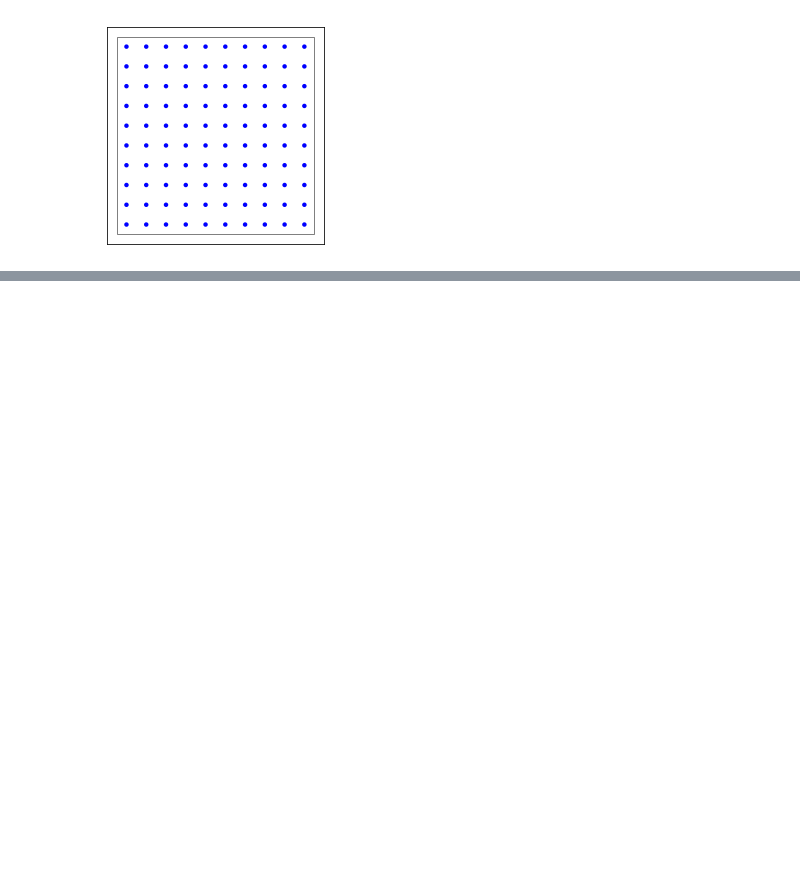
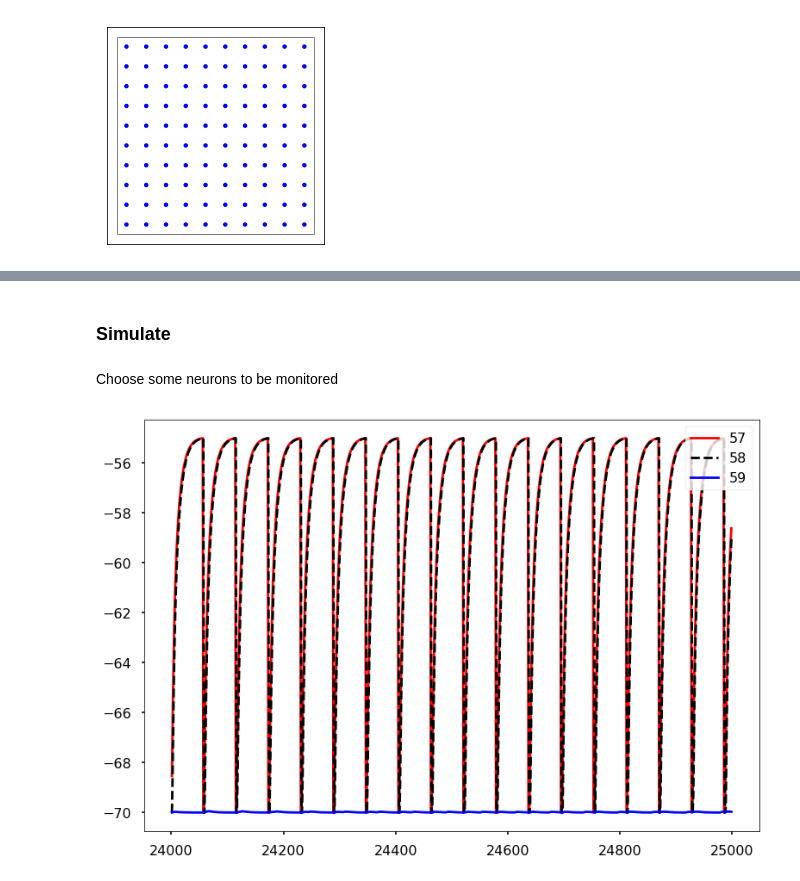
Before and after one commit to neuronstar/learn-nest-simulator, a Jupyter notebook: ipynb/connections.ipynb, the cells around one changed output, grey strips where cells are left out. Cells and saved outputs as stored; diff of their text form; code cells hidden in the pictures; blank space fills up the shorter version.

Commit message:
simulate a network of nearest neighbour with stdp

```diff
--- a/ipynb/connections.ipynb
+++ b/ipynb/connections.ipynb
@@ -32,0 +137,9 @@ NESTError: ArgumentError in GetConnections
+# %% [markdown]
+### Simulate
+# %% [markdown]
+Choose some neurons to be monitored
+# %%
+# GID to be stimulated
+stid = [58, 60]
+# GID to be monitored
+monid = [57,58,59]
@@ -32,0 +148,6 @@ NESTError: ArgumentError in GetConnections
+# %%
+multimeter = nest.Create("multimeter")
+nest.SetStatus(multimeter, {"withtime":True, "record_from":["V_m"]})
+
+spikedetector = nest.Create("spike_detector",
+                params={"withgid": True, "withtime": True})
@@ -32,0 +160,15 @@ NESTError: ArgumentError in GetConnections
+# %%
+dmm = nest.GetStatus(multimeter)[0]
+ts = dmm["events"]["times"]
+Vms = dmm["events"]["V_m"]
+# %%
+sep= len(monid)
+
+plt.plot(ts[::sep], Vms[::sep], '-r',label=str(monid[0]) )
+plt.plot(ts[1::sep], Vms[1::sep], '--k',label=str(monid[1]))
+plt.plot(ts[2::sep], Vms[2::sep], '-b',label=str(monid[2]))
+
+plt.legend(loc=1)
+plt.show()
+# %% [output]
+[figure, added]
```
Also changed, not shown: parts of 30 cells of this notebook.
